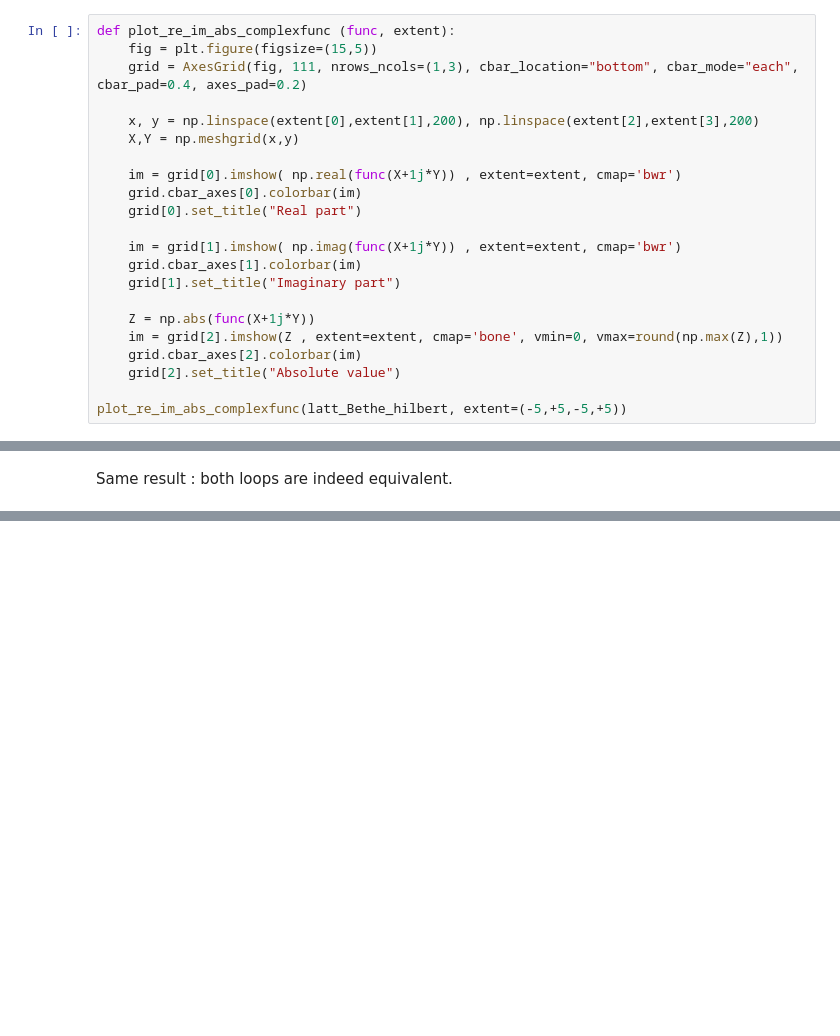
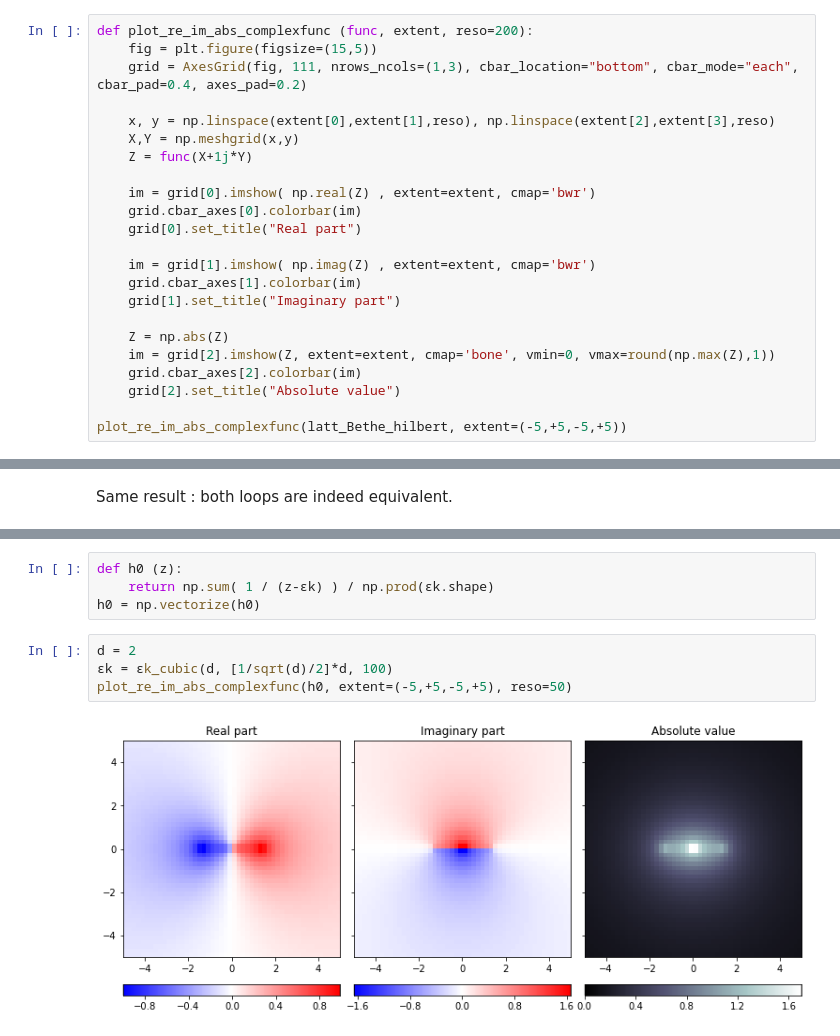
Before and after one commit to romainfd/DMFT-solver, a Jupyter notebook: play-with-green-func.ipynb, the cells around one changed output, grey strips where cells are left out. Drawn from its saved outputs; the diff is of its cells as text; blank space fills up the shorter version.

```diff
--- a/play-with-green-func.ipynb
+++ b/play-with-green-func.ipynb
@@ -248,23 +248,24 @@ plt.legend();
 # %% [output]
 [figure]
 # %%
-def plot_re_im_abs_complexfunc (func, extent):
+def plot_re_im_abs_complexfunc (func, extent, reso=200):
     fig = plt.figure(figsize=(15,5))
     grid = AxesGrid(fig, 111, nrows_ncols=(1,3), cbar_location="bottom", cbar_mode="each", cbar_pad=0.4, axes_pad=0.2)
 
-    x, y = np.linspace(extent[0],extent[1],200), np.linspace(extent[2],extent[3],200)
+    x, y = np.linspace(extent[0],extent[1],reso), np.linspace(extent[2],extent[3],reso)
     X,Y = np.meshgrid(x,y)
+    Z = func(X+1j*Y)
 
-    im = grid[0].imshow( np.real(func(X+1j*Y)) , extent=extent, cmap='bwr')
+    im = grid[0].imshow( np.real(Z) , extent=extent, cmap='bwr')
     grid.cbar_axes[0].colorbar(im)
     grid[0].set_title("Real part")
 
-    im = grid[1].imshow( np.imag(func(X+1j*Y)) , extent=extent, cmap='bwr')
+    im = grid[1].imshow( np.imag(Z) , extent=extent, cmap='bwr')
     grid.cbar_axes[1].colorbar(im)
     grid[1].set_title("Imaginary part")
 
-    Z = np.abs(func(X+1j*Y))
-    im = grid[2].imshow(Z , extent=extent, cmap='bone', vmin=0, vmax=round(np.max(Z),1))
+    Z = np.abs(Z)
+    im = grid[2].imshow(Z, extent=extent, cmap='bone', vmin=0, vmax=round(np.max(Z),1))
     grid.cbar_axes[2].colorbar(im)
     grid[2].set_title("Absolute value")
 
@@ -472,0 +515,10 @@ Same result : both loops are indeed equivalent.
+# %%
+def h0 (z):
+    return np.sum( 1 / (z-ϵk) ) / np.prod(ϵk.shape)
+h0 = np.vectorize(h0)
+# %%
+d = 2
+ϵk = ϵk_cubic(d, [1/sqrt(d)/2]*d, 100)
+plot_re_im_abs_complexfunc(h0, extent=(-5,+5,-5,+5), reso=50)
+# %% [output]
+[figure, added]
```
Also changed, not shown: parts of 13 cells of this notebook, 1 other file.
